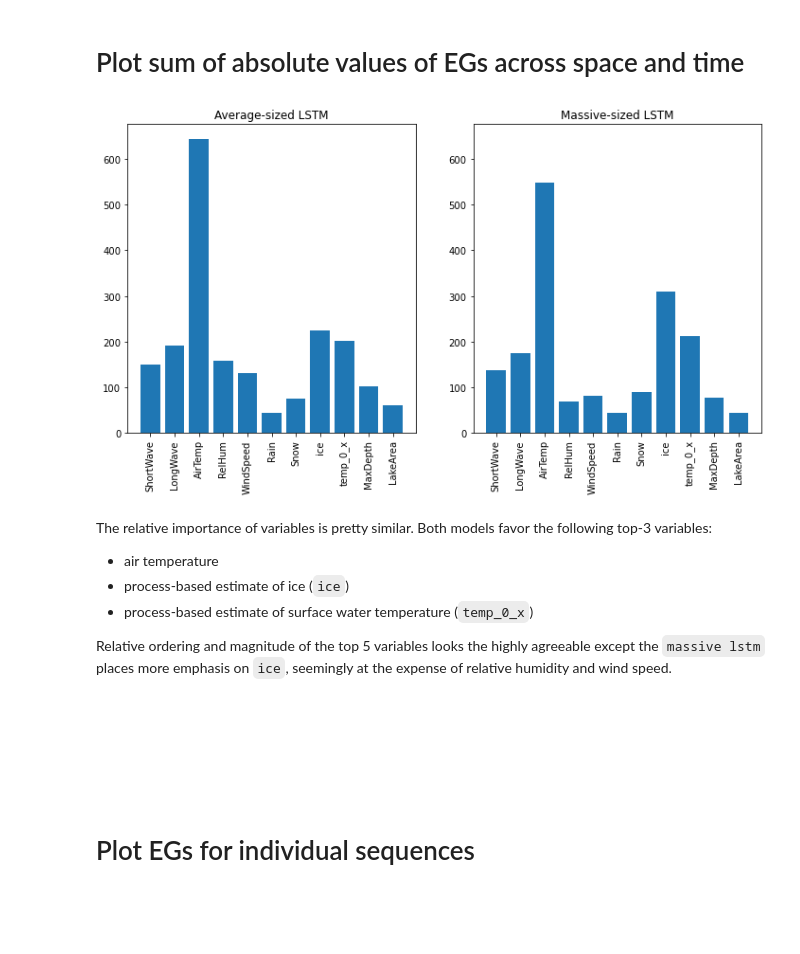
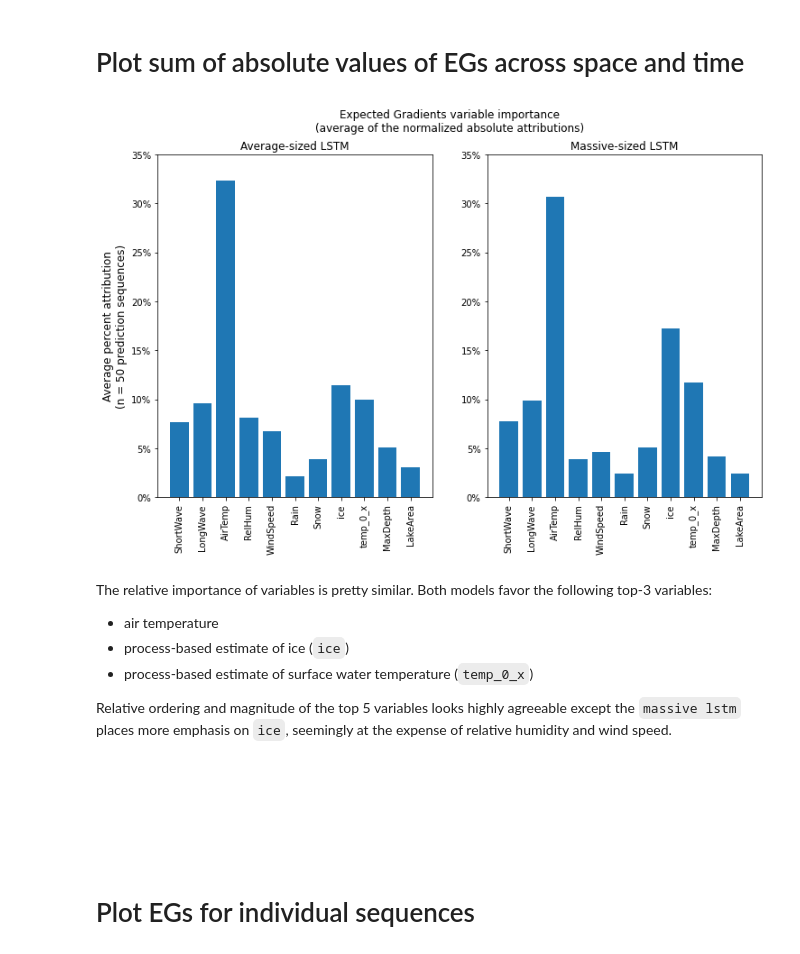
Before and after one commit to jdiaz4302/lake_ice_prediction, a Jupyter notebook: 03_eval/src/C_VisualizeXAI.ipynb, the cells around one changed output. Cells and saved outputs as stored; diff of their text form; code cells hidden in the pictures; blank space fills up the shorter version.

```diff
--- a/03_eval/src/C_VisualizeXAI.ipynb
+++ b/03_eval/src/C_VisualizeXAI.ipynb
@@ -164,42 +176,46 @@ def calc_num_attributed_days(subset_EGs):
 # %% [markdown]
 # Plot sum of absolute values of EGs across space and time
 # %%
-fig, ax = plt.subplots(1, 2, figsize = (12, 6))
+fig, ax = plt.subplots(1, 2, figsize = (12, 7))
+
+fig.suptitle('Expected Gradients variable importance\n(average of the normalized absolute attributions)')
 
 # Take the absolute value of EGs and aggregrate them across lakes and days
-avg_total_abs_attribution_by_var = get_total_abs_attribution_by_var(avg_valid_eg_results)
-massive_total_abs_attribution_by_var = get_total_abs_attribution_by_var(massive_valid_eg_results)
+avg_rel_abs_attribution_by_var = get_relative_abs_attribution_by_var(avg_valid_eg_results)
+massive_rel_abs_attribution_by_var = get_relative_abs_attribution_by_var(massive_valid_eg_results)
 
 # Determine a shared y-maximum for plotting
-ymax = np.max([np.max(avg_total_abs_attribution_by_var),
-               np.max(massive_total_abs_attribution_by_var)])
+ymax = np.max([np.max(avg_rel_abs_attribution_by_var),
+               np.max(massive_rel_abs_attribution_by_var)])
 ymax = ymax + ymax*0.05
 
 # Plot both
 ax[0].bar(range(len(valid_variables)),
-          avg_total_abs_attribution_by_var)
-ax[0].set_xticks(range(len(valid_variables)),
-                 valid_variables,
-                 rotation = 90)
-ax[0].set_ylim(0, ymax)
+          avg_rel_abs_attribution_by_var)
+ax[0].set_ylabel('Average percent attribution\n(n = ' +
+                 str(n_eg) + ' prediction sequences)',
+                 fontsize = 12)
 ax[0].set_title('Average-sized LSTM');
 
 ax[1].bar(range(len(valid_variables)),
-          massive_total_abs_attribution_by_var)
-ax[1].set_xticks(range(len(valid_variables)),
-                 valid_variables,
-                 rotation = 90)
-ax[1].set_ylim(0, ymax)
-ax[1].set_title('Massive-sized LSTM');
+          massive_rel_abs_attribution_by_var)
+ax[1].set_title('Massive-sized LSTM')
+
+for i in range(2):
+    ax[i].set_xticks(range(len(valid_variables)),
+                     valid_variables,
+                     rotation = 90)
+    ax[i].set_ylim(0, ymax)
+    ax[i].set_yticks(ax[i].get_yticks(), [str(int(100*tick))+'%' for tick in ax[i].get_yticks()])
 # %% [output]
-[figure, old version]
+[figure, new version]
 # %% [markdown]
 The relative importance of variables is pretty similar. Both models favor the following top-3 variables:
 * air temperature
 * process-based estimate of ice (`ice`)
 * process-based estimate of surface water temperature (`temp_0_x`)
 
-Relative ordering and magnitude of the top 5 variables looks the highly agreeable except the `massive lstm` places more emphasis on `ice`, seemingly at the expense of relative humidity and wind speed.
+Relative ordering and magnitude of the top 5 variables looks highly agreeable except the `massive lstm` places more emphasis on `ice`, seemingly at the expense of relative humidity and wind speed.
 # %% [markdown]
 <br><br><br><br><br>
 
```
Also changed, not shown: parts of 27 cells of this notebook.
